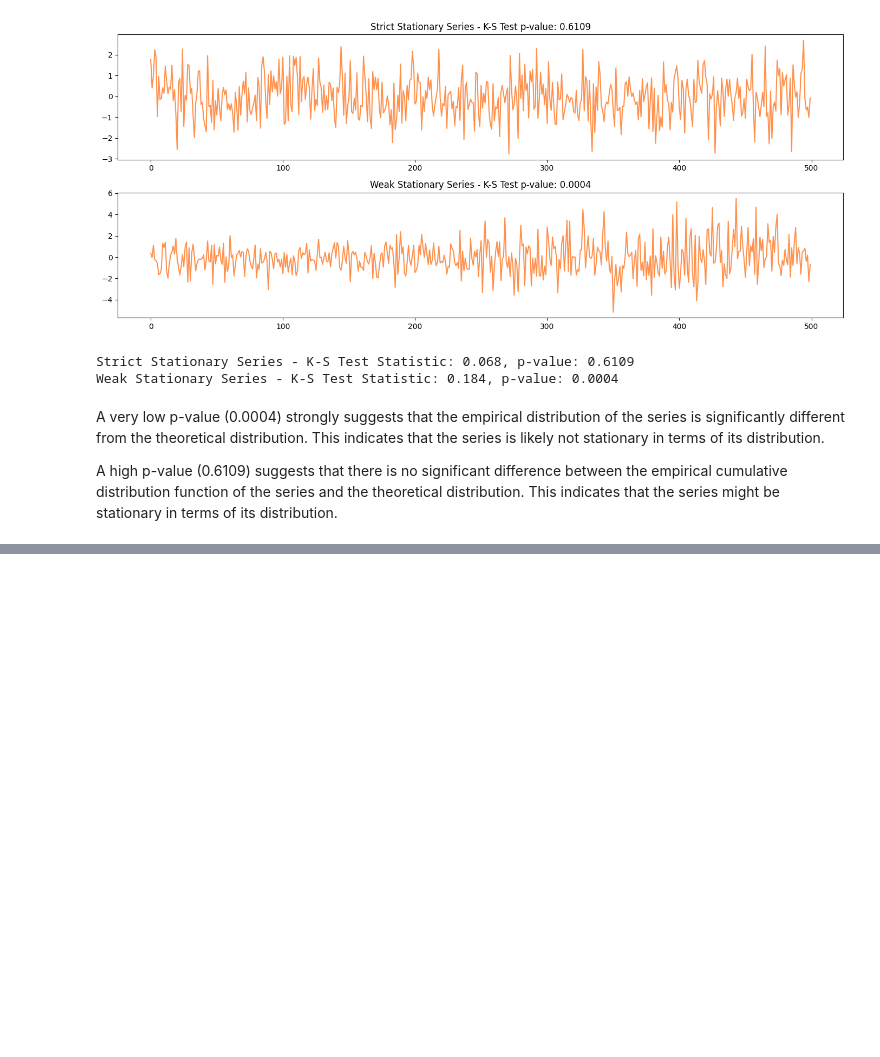
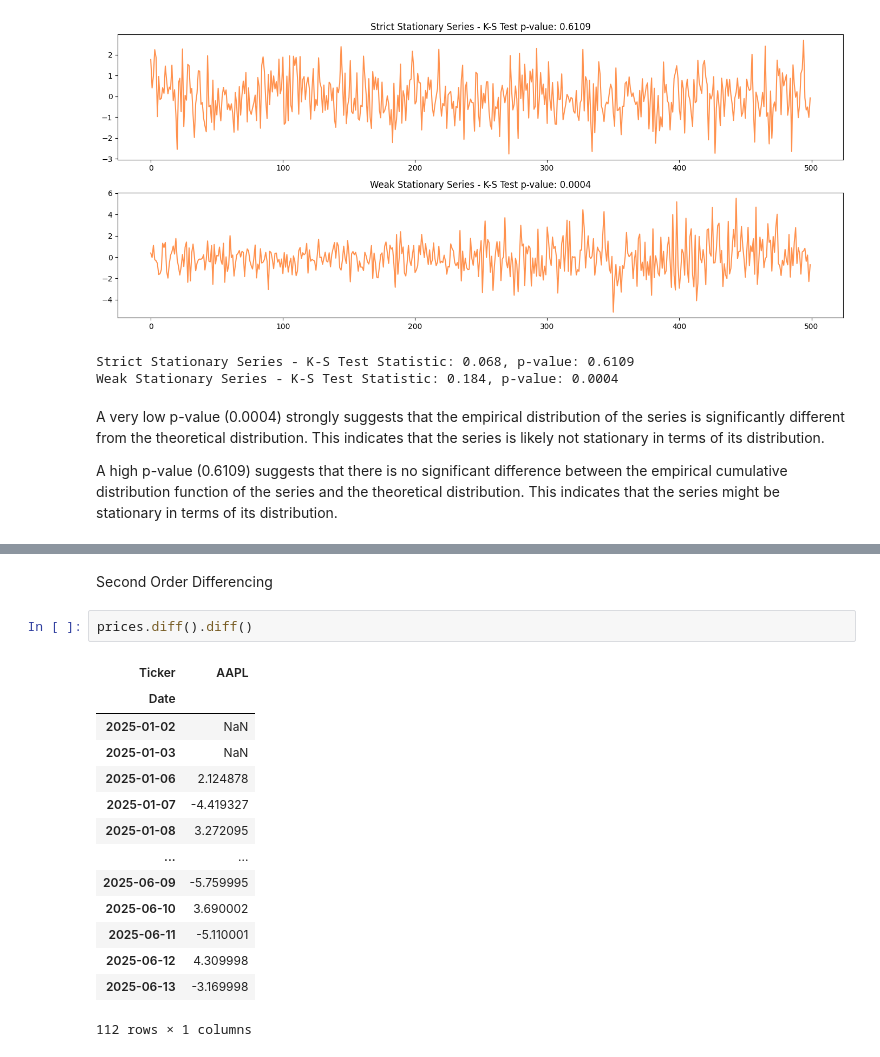
Before and after one commit to itzuditsharma/Time-Series-Analysis, a Jupyter notebook: 01_Temporal_Components.ipynb, the cells around one changed output, grey strips where cells are left out. Cells and saved outputs as stored; diff of their text form; blank space fills up the shorter version.

```diff
--- a/01_Temporal_Components.ipynb
+++ b/01_Temporal_Components.ipynb
@@ -243,0 +321,19 @@ A high p-value (0.6109) suggests that there is no significant difference between
+# %% [markdown]
+Second Order Differencing
+# %%
+prices.diff().diff()
+# %% [output]
+| Ticker | AAPL |
+| Date |  |
+| 2025-01-02 | NaN |
+| 2025-01-03 | NaN |
+| 2025-01-06 | 2.124878 |
+| 2025-01-07 | -4.419327 |
+| 2025-01-08 | 3.272095 |
+| ... | ... |
+| 2025-06-09 | -5.759995 |
+| 2025-06-10 | 3.690002 |
+| 2025-06-11 | -5.110001 |
+| 2025-06-12 | 4.309998 |
+| 2025-06-13 | -3.169998 |
+112 rows × 1 columns
```
Also changed, not shown: parts of 11 cells of this notebook.
